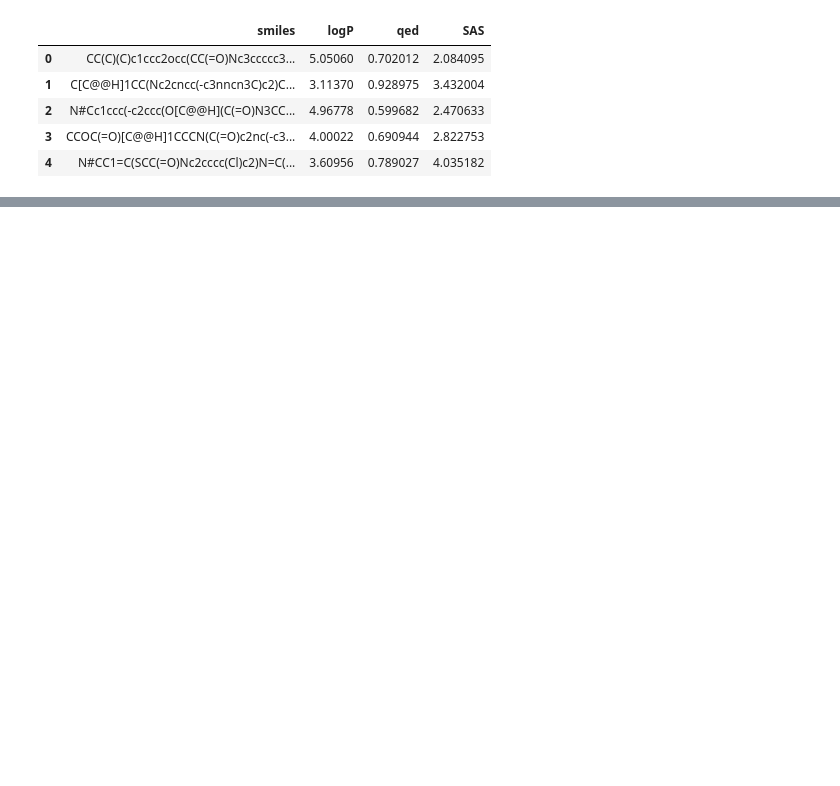
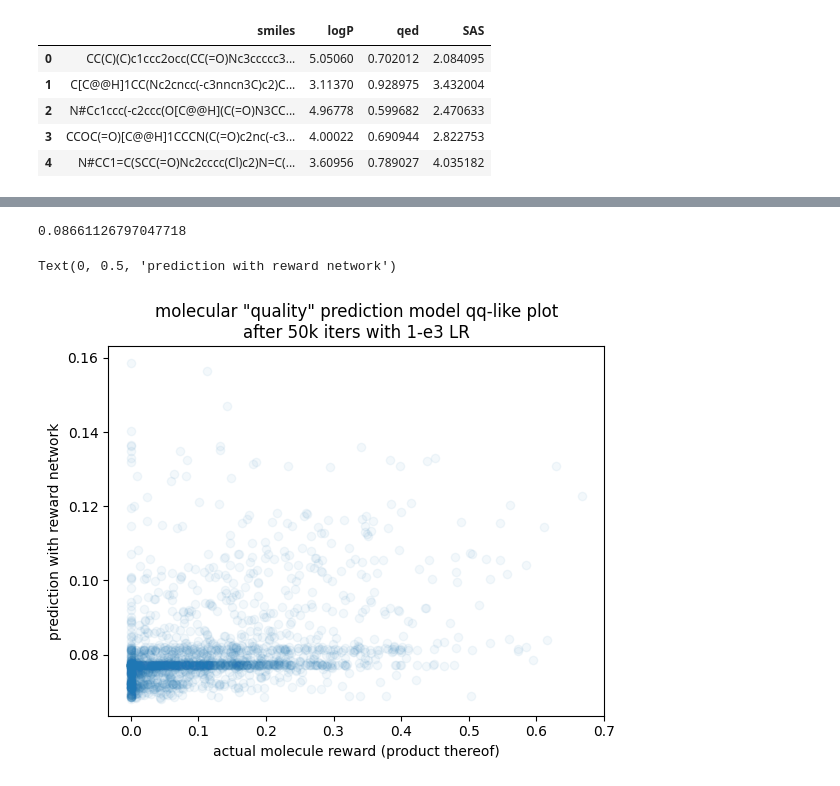
Before and after one commit to UmarZein/MolGAN_Impl, a Jupyter notebook: main.ipynb, the cells around one changed output, grey strips where cells are left out. Cells and saved outputs as stored; diff of their text form; code cells hidden in the pictures; blank space fills up the shorter version.

```diff
--- a/main.ipynb
+++ b/main.ipynb
@@ -124,5 +386,3 @@ def train_rewardnet(rewardnet, optimizer, dataset):
         mse.backward()
         optimizer.step()
         iterator.set_description(f"loss:{loss_ema:.3f}. rout: {rout:.2f}. reward: {reward:.2f}")
-# %%
-train_rewardnet(r, optimizer_r, zinc250k)
@@ -148,0 +389,26 @@ rho_k(1,0.6,0.3)
+# %%
+train_rewardnet(r, optimizer_r, zinc250k, max_iters=1_000)
+# %%
+def eval_rewardnet(rewardnet, dataset,max_guesses=2_000):
+    with torch.no_grad():
+        logp_t=lambda x:(min(max(logp_scale[0],x),logp_scale[1])-logp_scale[0])/(logp_scale[1]-logp_scale[0])
+        qed_t=lambda x:(min(max(qed_scale[0],x),qed_scale[1])-qed_scale[0])/(qed_scale[1]-qed_scale[0])
+        sas_t=lambda x:(min(max(sas_scale[0],x),sas_scale[1])-sas_scale[0])/(sas_scale[1]-sas_scale[0])
+
+        iterator=tqdm(range(dataset.shape[0]),total=max_guesses)
+        loss_ema = 0
+        ema_n = 200
+        guesses=[]
+        for i in iterator:
+            max_guesses-=1
+            mol_smiles=dataset.iloc[i]['smiles']
+            (x,a)=graph_from_smiles(mol_smiles)
+            x=x.to(torch.float32).unsqueeze(0)
+            a=a.to(torch.float32).unsqueeze(0)
+            reward = logp_t(dataset.iloc[i]['logP']) * qed_t(dataset.iloc[i]['qed']) * sas_t(dataset.iloc[i]['SAS'])
+            (rout,_)=r((x,a))
+            rout = rout[0][0]
+            #print(rout)
+            guesses.append([float(rout.cpu()), reward])
+            if max_guesses<=0: break
+        return guesses
@@ -148,0 +427,13 @@ rho_k(1,0.6,0.3)
+# %%
+eval_out=eval_rewardnet(r, zinc250k)
+# %%
+tmp=pd.DataFrame(eval_out)
+print((tmp[0]-tmp[1]).abs().mean())
+plt.scatter(tmp[1],tmp[0],alpha=0.05)
+plt.title('molecular "quality" prediction model qq-like plot\nafter 50k iters with 1-e3 LR')
+plt.xlabel("actual molecule reward (product thereof)")
+plt.ylabel("prediction with reward network")
+# %% [output]
+0.08661126797047718
+Text(0, 0.5, 'prediction with reward network')
+[figure, added]
```
Also changed, not shown: parts of 35 cells of this notebook, 13 other files.
